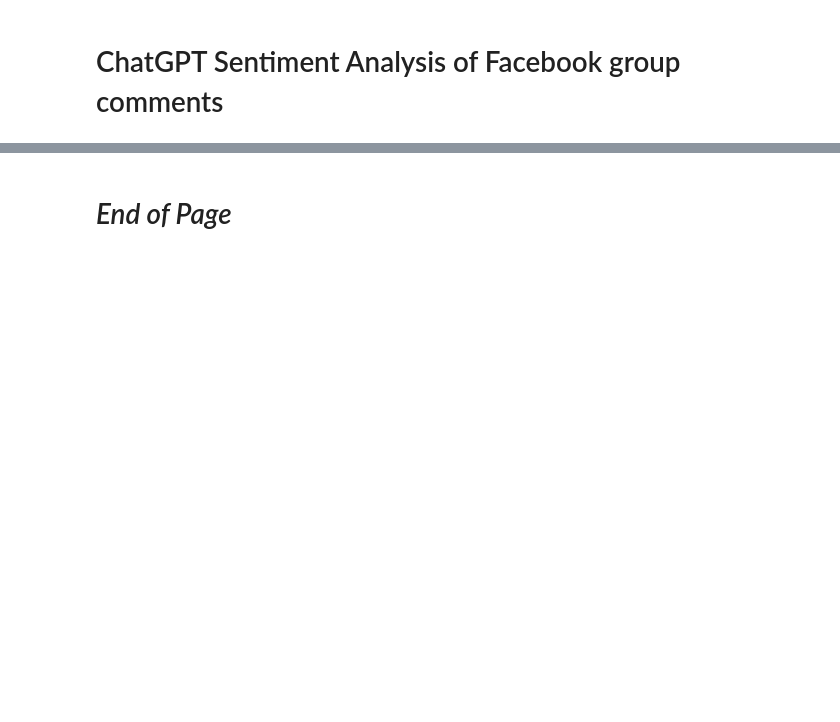
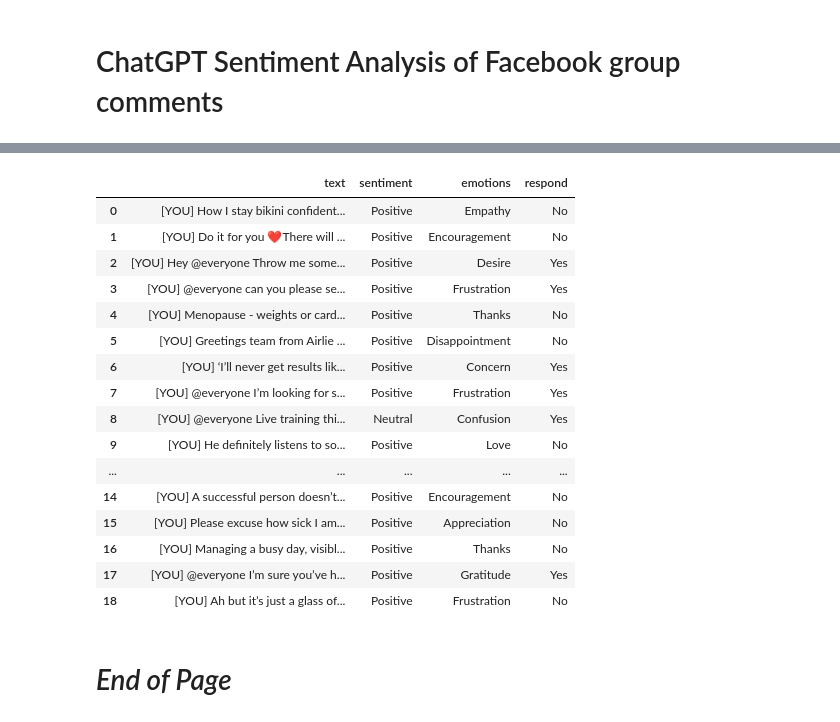
Before and after one commit to silvhua/ChatGPT-sentiment-analysis, a Jupyter notebook: notebooks/2023-07-04 portfolio notebook.ipynb, the cells around one changed output, grey strips where cells are left out. Cells and saved outputs as stored; diff of their text form; code cells hidden in the pictures; blank space fills up the shorter version.

Commit message:
public notebook: ChatGPT responses

```diff
--- a/notebooks/2023-07-04 portfolio notebook.ipynb
+++ b/notebooks/2023-07-04 portfolio notebook.ipynb
@@ -7,7 +7,7 @@ import sys
 sys.path.append(r"C:\Users\silvh\OneDrive\lighthouse\custom_python")
 from silvhua import *
 # set the option to wrap text within cells
-pd.set_option('display.max_colwidth', None)
-pd.set_option('display.max_rows', 20)
+pd.set_option('display.max_colwidth', 200)
+pd.set_option('display.max_rows', 10)
 pd.set_option('display.max_columns', None)
 pd.set_option('display.width', None)
@@ -16,2 +483,22 @@ from wrangling import filter_df_all_conditions, filter_df_any_condition
+# %%
+create_df_from_response(response_dict[iteration_id])
+# %% [output]
+|  | text | sentiment | emotions | respond |
+| 0 | [YOU] How I stay bikini confident... | Positive | Empathy | No |
+| 1 | [YOU] Do it for you ❤️There will ... | Positive | Encouragement | No |
+| 2 | [YOU] Hey @everyone Throw me some... | Positive | Desire | Yes |
+| 3 | [YOU] @everyone can you please se... | Positive | Frustration | Yes |
+| 4 | [YOU] Menopause - weights or card... | Positive | Thanks | No |
+| 5 | [YOU] Greetings team from Airlie ... | Positive | Disappointment | No |
+| 6 | [YOU] ‘I’ll never get results lik... | Positive | Concern | Yes |
+| 7 | [YOU] @everyone I’m looking for s... | Positive | Frustration | Yes |
+| 8 | [YOU] @everyone Live training thi... | Neutral | Confusion | Yes |
+| 9 | [YOU] He definitely listens to so... | Positive | Love | No |
+| ... | ... | ... | ... | ... |
+| 14 | [YOU] A successful person doesn’t... | Positive | Encouragement | No |
+| 15 | [YOU] Please excuse how sick I am... | Positive | Appreciation | No |
+| 16 | [YOU] Managing a busy day, visibl... | Positive | Thanks | No |
+| 17 | [YOU] @everyone I’m sure you’ve h... | Positive | Gratitude | Yes |
+| 18 | [YOU] Ah but it’s just a glass of... | Positive | Frustration | No |
 # %% [markdown]
 # *End of Page*
```
Also changed, not shown: parts of 9 cells of this notebook.
